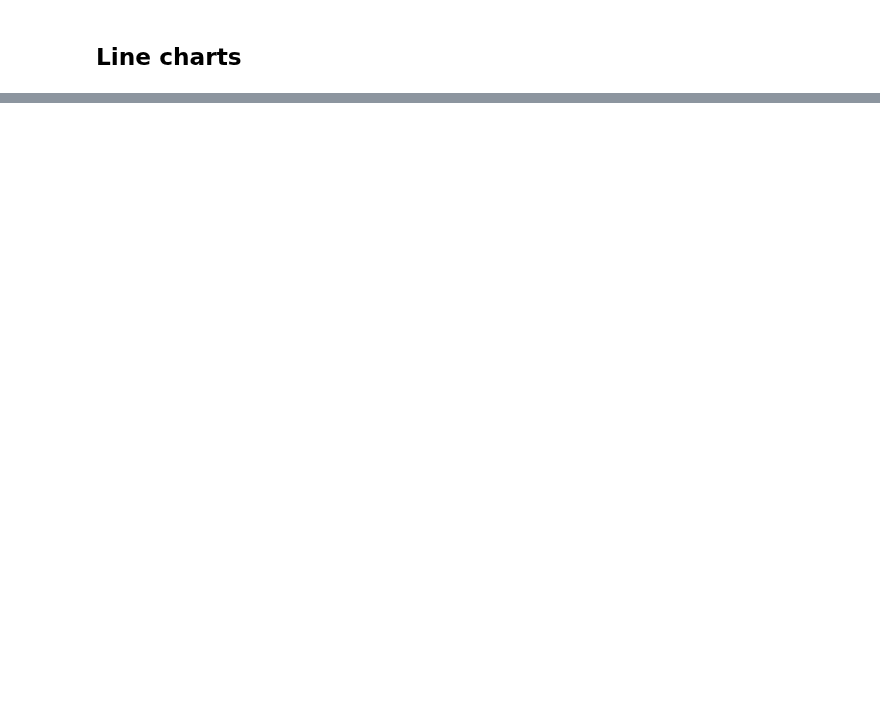
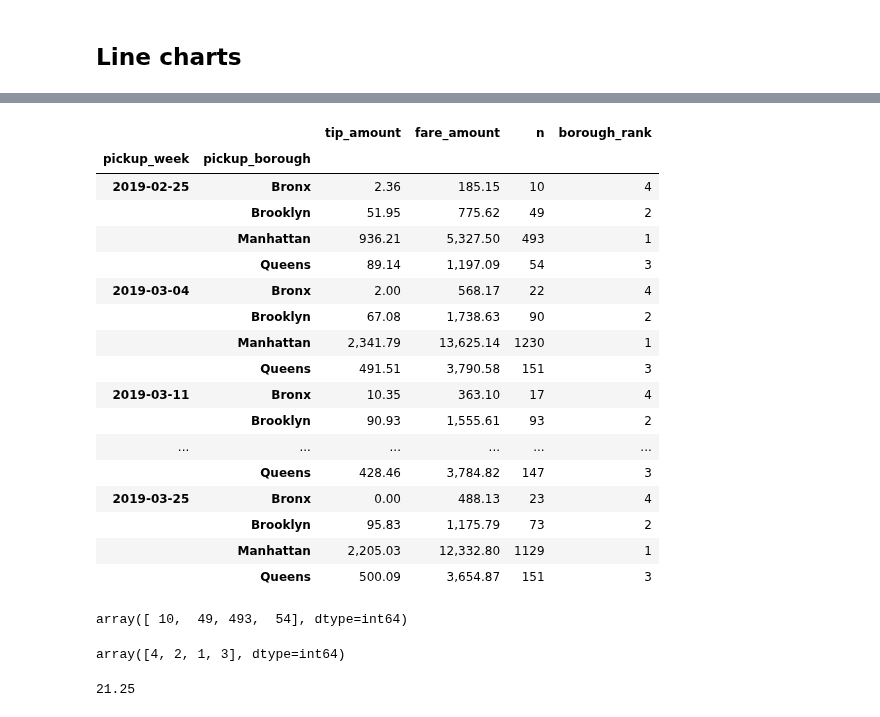
Before and after one commit to 0xdomyz/python_collection, a Jupyter notebook: plot/matplotlib_tute/line.ipynb, the cells around one changed output, grey strips where cells are left out. Saved outputs shown, nothing was run; the diff lists cells and outputs as text; code cells hidden in the pictures; blank space fills up the shorter version.

```diff
--- a/plot/matplotlib_tute/line.ipynb
+++ b/plot/matplotlib_tute/line.ipynb
@@ -182,0 +109,23 @@ ax.legend(['sin(x)', 'cos(x)'])
+# %%
+# make sequencial dummy for boroughs
+pdf["borough_rank"] = pdf.index.get_level_values("pickup_borough").map({"Manhattan": 1, "Brooklyn": 2, "Queens": 3, "Bronx": 4, "Staten Island": 5})
+pdf
+# %% [output]
+|  |  | tip_amount | fare_amount | n | borough_rank |
+| pickup_week | pickup_borough |  |  |  |  |
+| 2019-02-25 | Bronx | 2.36 | 185.15 | 10 | 4 |
+|  | Brooklyn | 51.95 | 775.62 | 49 | 2 |
+|  | Manhattan | 936.21 | 5,327.50 | 493 | 1 |
+|  | Queens | 89.14 | 1,197.09 | 54 | 3 |
+| 2019-03-04 | Bronx | 2.00 | 568.17 | 22 | 4 |
+|  | Brooklyn | 67.08 | 1,738.63 | 90 | 2 |
+|  | Manhattan | 2,341.79 | 13,625.14 | 1230 | 1 |
+|  | Queens | 491.51 | 3,790.58 | 151 | 3 |
+| 2019-03-11 | Bronx | 10.35 | 363.10 | 17 | 4 |
+|  | Brooklyn | 90.93 | 1,555.61 | 93 | 2 |
+| ... | ... | ... | ... | ... | ... |
+|  | Queens | 428.46 | 3,784.82 | 147 | 3 |
+| 2019-03-25 | Bronx | 0.00 | 488.13 | 23 | 4 |
+|  | Brooklyn | 95.83 | 1,175.79 | 73 | 2 |
+|  | Manhattan | 2,205.03 | 12,332.80 | 1129 | 1 |
+|  | Queens | 500.09 | 3,654.87 | 151 | 3 |
@@ -182,0 +137,13 @@ ax.legend(['sin(x)', 'cos(x)'])
+# %%
+counts
+# %% [output]
+array([ 10,  49, 493,  54], dtype=int64)
+# %%
+ranks
+# %% [output]
+array([4, 2, 1, 3], dtype=int64)
+# %%
+# median of counts, accounting into ranks, if they were full dataset insead of counts and ranks
+np.median(np.repeat(ranks, counts))
+# %% [output]
+21.25
```
Also changed, not shown: parts of 34 cells of this notebook.
